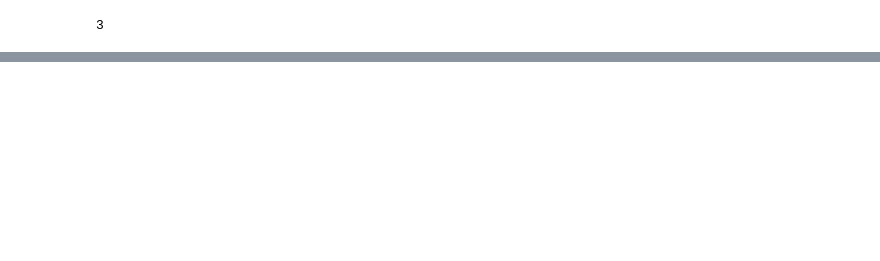
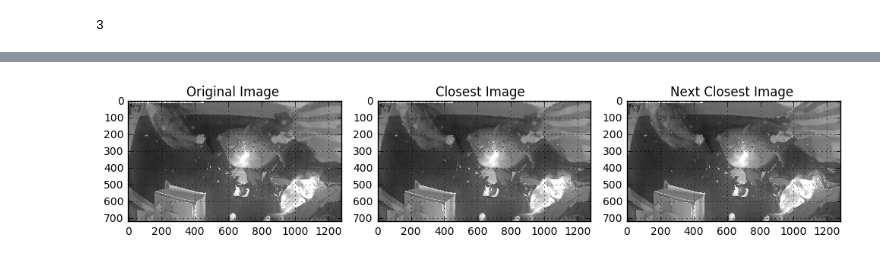
Before and after one commit to MachineLearning-FA2017/Lab2, a Jupyter notebook: lab3restart-Copy1.ipynb, the cells around one changed output, grey strips where cells are left out. Drawn from its saved outputs; the diff is of its cells as text; code cells hidden in the pictures; blank space fills up the shorter version.

```diff
--- a/lab3restart-Copy1.ipynb
+++ b/lab3restart-Copy1.ipynb
@@ -233,0 +298,31 @@ print(gabor_stats.shape)
+# %%
+from ipywidgets import fixed
+# put it together inside a nice widget
+def closest_image(dmat,idx1):
+    distances = copy.deepcopy(dmat[idx1,:]) # get all image diatances
+    distances[idx1] = np.infty # dont pick the same image!
+    idx2 = np.argmin(distances)
+
+    distances[idx2] = np.infty
+    idx3 = np.argmin(distances)
+
+    plt.figure(figsize=(10,16))
+    plt.subplot(1,3,1)
+    imshow(X[idx1].reshape((train_data.shape[1], train_data.shape[2])))
+    plt.title("Original Image ")
+    plt.grid()
+
+    plt.subplot(1,3,2)
+    imshow(X[idx2].reshape((train_data.shape[1], train_data.shape[2])))
+    plt.title("Closest Image  ")
+    plt.grid()
+
+    plt.subplot(1,3,3)
+    imshow(X[idx3].reshape((train_data.shape[1], train_data.shape[2])))
+    plt.title("Next Closest Image ")
+    plt.grid()
+    plt.show()
+# %%
+widgets.interact(closest_image,idx1=(0,n_samples-1,1),dmat=fixed(dist_matrix),__manual=True)
+# %% [output]
+[figure, added]
```
Also changed, not shown: parts of 7 cells of this notebook.
